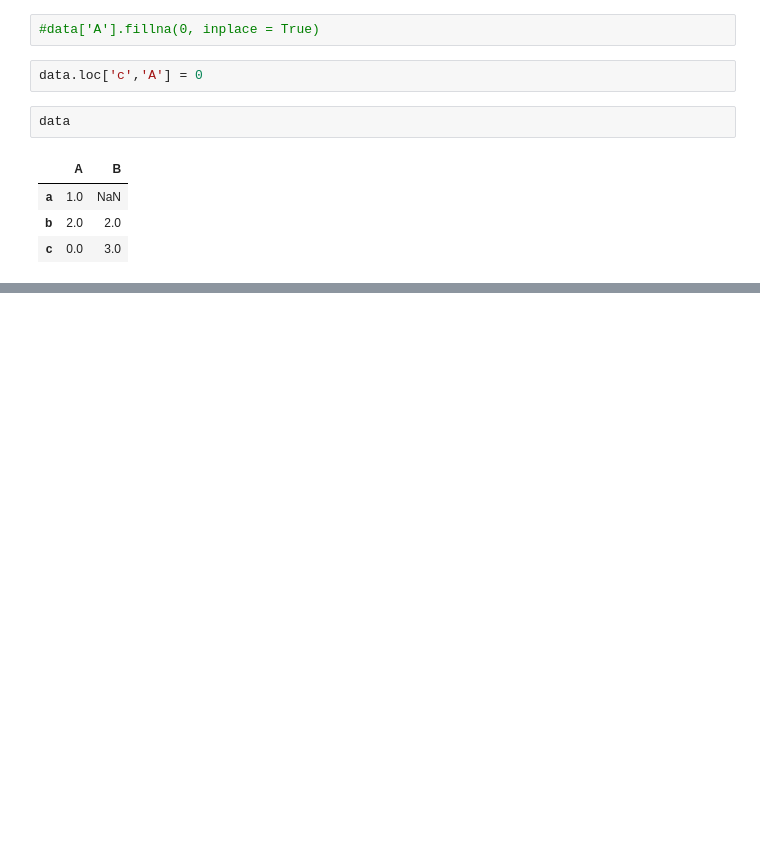
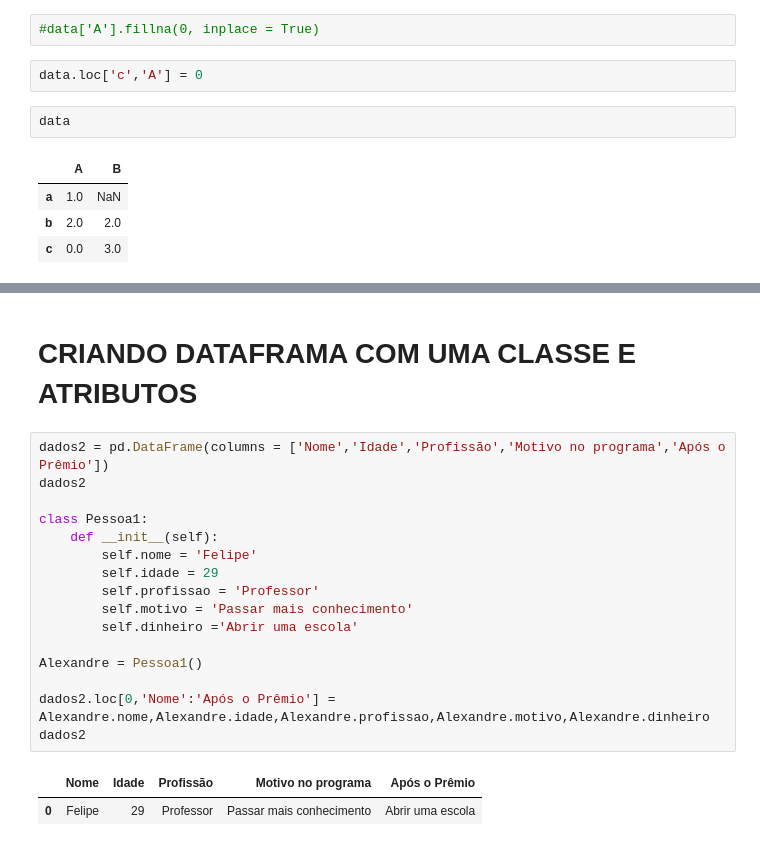
Before and after one commit to Vvitoor21/PythonForDataAnalytics, a Jupyter notebook: 8_Criando_DataFrames_E_Selecionando(Queries).ipynb, the cells around one changed output, grey strips where cells are left out. Cells and saved outputs as stored; diff of their text form; blank space fills up the shorter version.

```diff
--- a/8_Criando_DataFrames_E_Selecionando(Queries).ipynb
+++ b/8_Criando_DataFrames_E_Selecionando(Queries).ipynb
@@ -398,0 +440,21 @@ data
+# %% [markdown]
+# CRIANDO DATAFRAMA COM UMA CLASSE E ATRIBUTOS
+# %%
+dados2 = pd.DataFrame(columns = ['Nome','Idade','Profissão','Motivo no programa','Após o Prêmio'])
+dados2
+
+class Pessoa1:
+    def __init__(self):
+        self.nome = 'Felipe'
+        self.idade = 29
+        self.profissao = 'Professor'
+        self.motivo = 'Passar mais conhecimento'
+        self.dinheiro ='Abrir uma escola'
+
+Alexandre = Pessoa1()
+
+dados2.loc[0,'Nome':'Após o Prêmio'] = Alexandre.nome,Alexandre.idade,Alexandre.profissao,Alexandre.motivo,Alexandre.dinheiro
+dados2
+# %% [output]
+|  | Nome | Idade | Profissão | Motivo no programa | Após o Prêmio |
+| 0 | Felipe | 29 | Professor | Passar mais conhecimento | Abrir uma escola |
```
Also changed, not shown: parts of 6 cells of this notebook.
